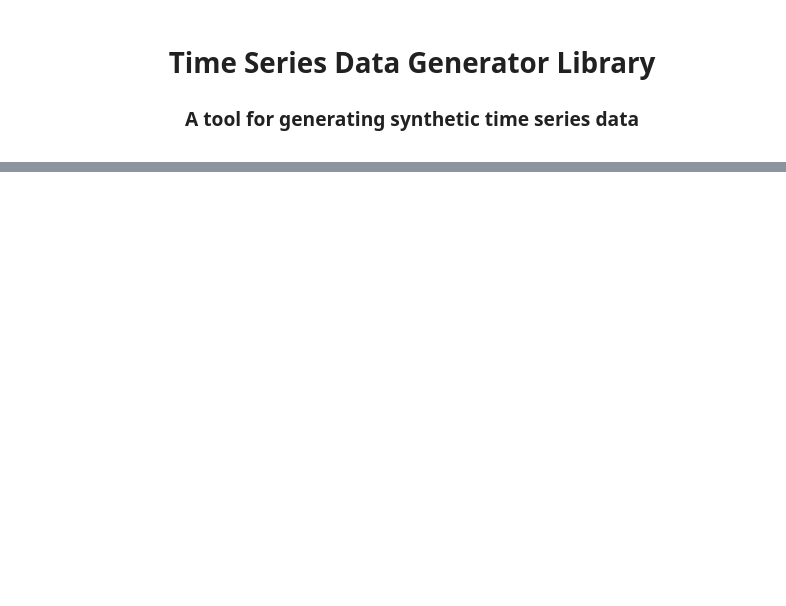
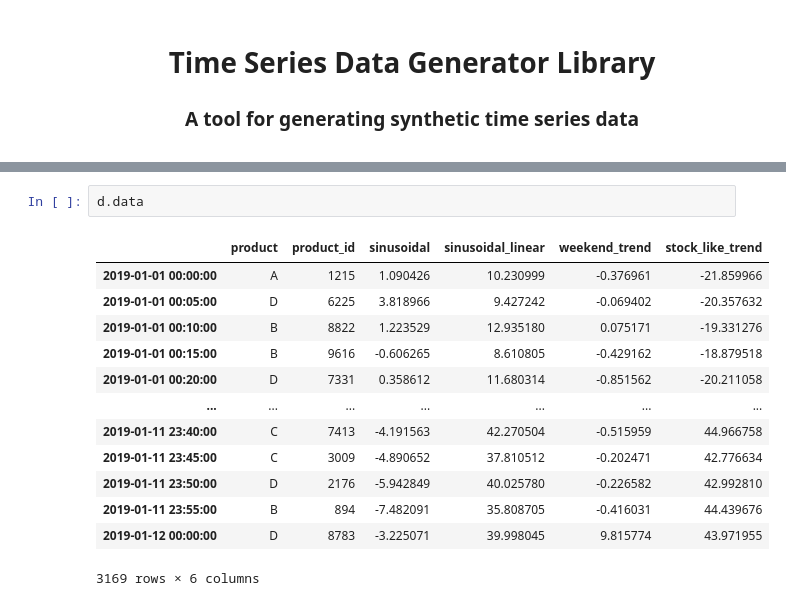
Before and after one commit to manojmanivannan/ts-data-generator, a Jupyter notebook: notebooks/sample.ipynb, the cells around one changed output, grey strips where cells are left out. Saved outputs shown, nothing was run; the diff lists cells and outputs as text; blank space fills up the shorter version.

```diff
--- a/notebooks/sample.ipynb
+++ b/notebooks/sample.ipynb
@@ -60,0 +106,16 @@ d.data
+# %%
+d.data
+# %% [output]
+|  | product | product_id | sinusoidal | sinusoidal_linear | weekend_trend | stock_like_trend |
+| 2019-01-01 00:00:00 | A | 1215 | 1.090426 | 10.230999 | -0.376961 | -21.859966 |
+| 2019-01-01 00:05:00 | D | 6225 | 3.818966 | 9.427242 | -0.069402 | -20.357632 |
+| 2019-01-01 00:10:00 | B | 8822 | 1.223529 | 12.935180 | 0.075171 | -19.331276 |
+| 2019-01-01 00:15:00 | B | 9616 | -0.606265 | 8.610805 | -0.429162 | -18.879518 |
+| 2019-01-01 00:20:00 | D | 7331 | 0.358612 | 11.680314 | -0.851562 | -20.211058 |
+| ... | ... | ... | ... | ... | ... | ... |
+| 2019-01-11 23:40:00 | C | 7413 | -4.191563 | 42.270504 | -0.515959 | 44.966758 |
+| 2019-01-11 23:45:00 | C | 3009 | -4.890652 | 37.810512 | -0.202471 | 42.776634 |
+| 2019-01-11 23:50:00 | D | 2176 | -5.942849 | 40.025780 | -0.226582 | 42.992810 |
+| 2019-01-11 23:55:00 | B | 894 | -7.482091 | 35.808705 | -0.416031 | 44.439676 |
+| 2019-01-12 00:00:00 | D | 8783 | -3.225071 | 39.998045 | 9.815774 | 43.971955 |
+3169 rows × 6 columns
```
Also changed, not shown: parts of 17 cells of this notebook, 4 other files.
